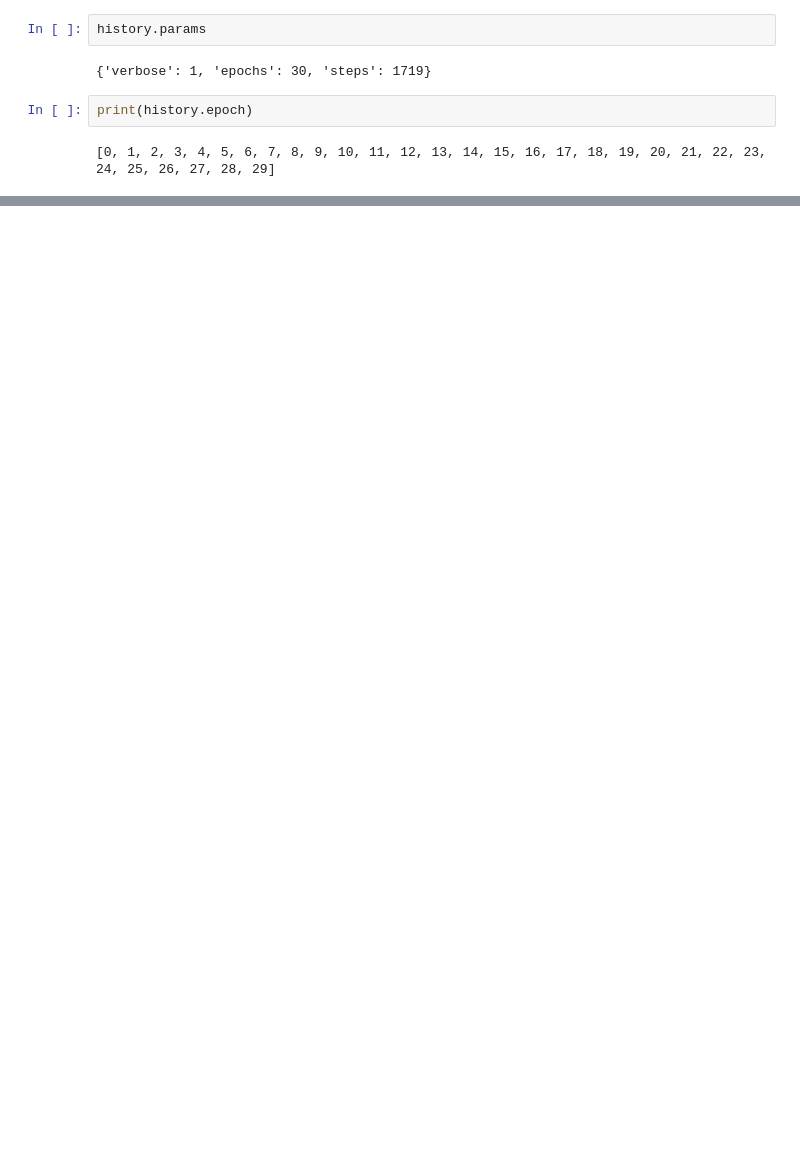
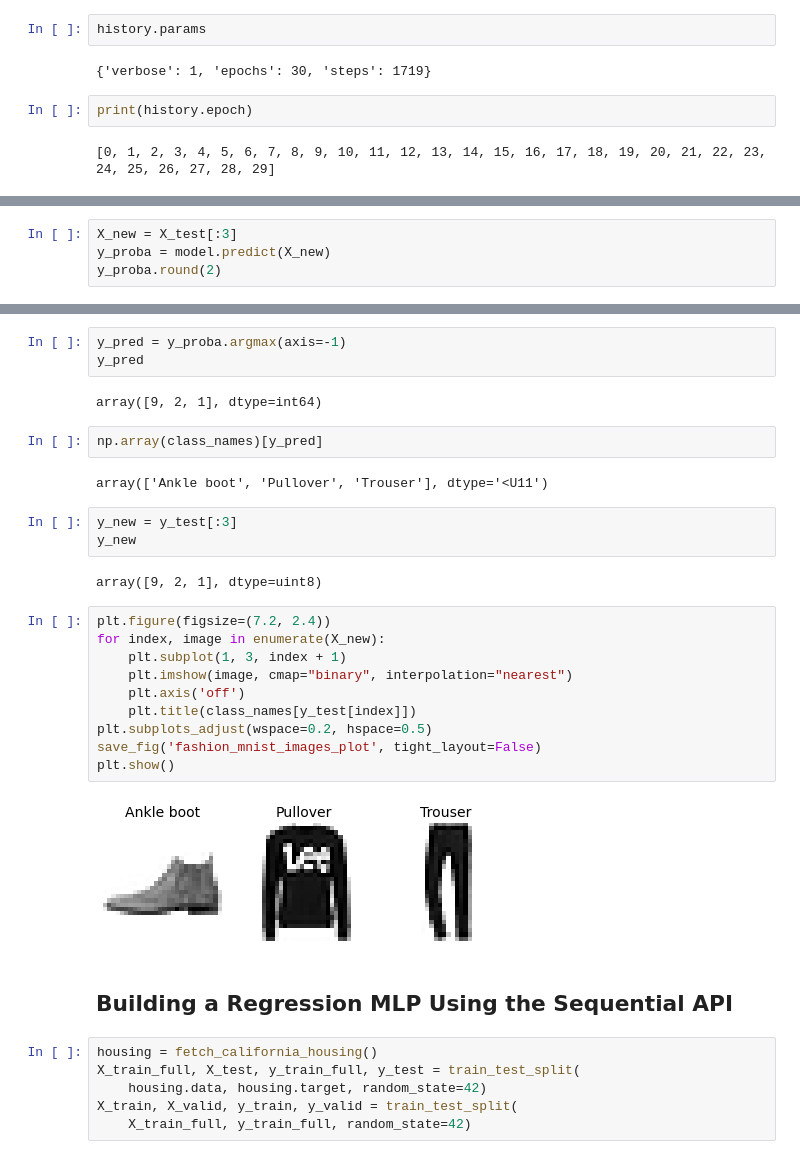
Before and after one commit to FaustoJuarez/Data-Science-Journey, a Jupyter notebook: Artificial Neural Networks with Keras.ipynb, the cells around one changed output, grey strips where cells are left out. Cells and saved outputs as stored; diff of their text form; blank space fills up the shorter version.

Commit message:
ANNs updated using Sequential, Functional, and Subclassing API, also saving and using callbacks in project

```diff
--- a/Artificial Neural Networks with Keras.ipynb
+++ b/Artificial Neural Networks with Keras.ipynb
@@ -416,0 +436,4 @@ plt.show()
+# %%
+X_new = X_test[:3]
+y_proba = model.predict(X_new)
+y_proba.round(2)
@@ -416,0 +446,34 @@ plt.show()
+# %%
+y_pred = y_proba.argmax(axis=-1)
+y_pred
+# %% [output]
+array([9, 2, 1], dtype=int64)
+# %%
+np.array(class_names)[y_pred]
+# %% [output]
+array(['Ankle boot', 'Pullover', 'Trouser'], dtype='<U11')
+# %%
+y_new = y_test[:3]
+y_new
+# %% [output]
+array([9, 2, 1], dtype=uint8)
+# %%
+plt.figure(figsize=(7.2, 2.4))
+for index, image in enumerate(X_new):
+    plt.subplot(1, 3, index + 1)
+    plt.imshow(image, cmap="binary", interpolation="nearest")
+    plt.axis('off')
+    plt.title(class_names[y_test[index]])
+plt.subplots_adjust(wspace=0.2, hspace=0.5)
+save_fig('fashion_mnist_images_plot', tight_layout=False)
+plt.show()
+# %% [output]
+[figure, added]
+# %% [markdown]
+## Building a Regression MLP Using the Sequential API
+# %%
+housing = fetch_california_housing()
+X_train_full, X_test, y_train_full, y_test = train_test_split(
+    housing.data, housing.target, random_state=42)
+X_train, X_valid, y_train, y_valid = train_test_split(
+    X_train_full, y_train_full, random_state=42)
```
Also changed, not shown: parts of 43 cells of this notebook, 8 other files.
